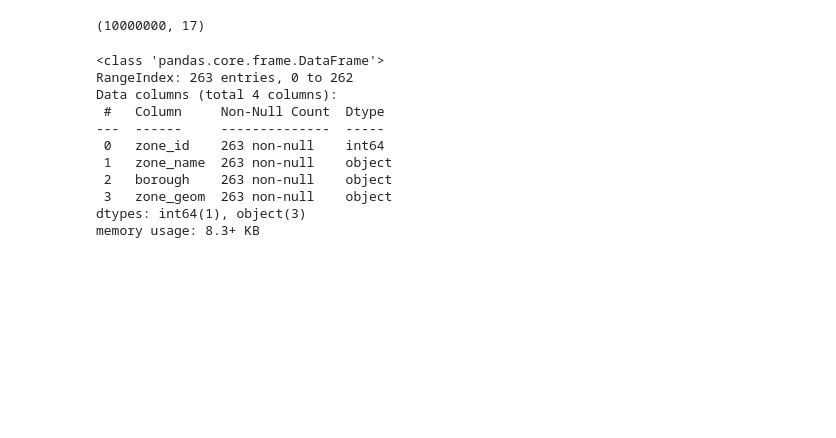
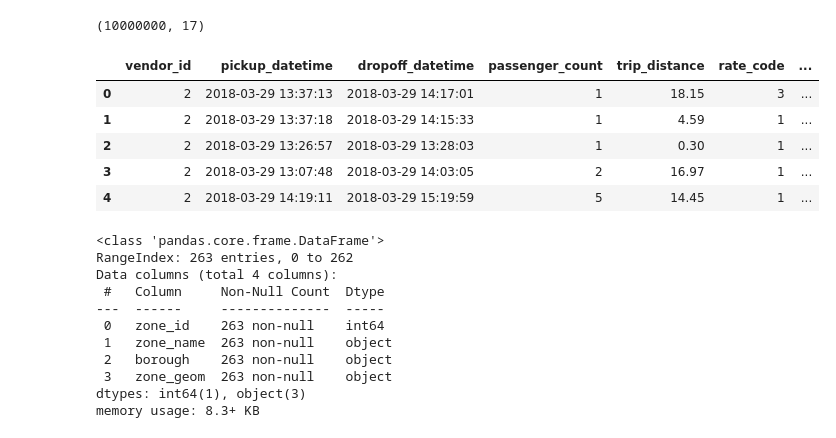
Before and after one commit to omar-kabeer/UrbanFlow-Prediction-DLT, a Jupyter notebook: notebooks/dataset_analysis.ipynb, the cells around one changed output. Saved outputs shown, nothing was run; the diff lists cells and outputs as text; code cells hidden in the pictures; blank space fills up the shorter version.

```diff
--- a/notebooks/dataset_analysis.ipynb
+++ b/notebooks/dataset_analysis.ipynb
@@ -166,6 +211,15 @@ dtypes: float64(8), int64(6), object(3)
 memory usage: 1.3+ GB
 None
 (10000000, 17)
+# %%
+taxi_trips.head()
+# %% [output]
+|  | vendor_id | pickup_datetime | dropoff_datetime | passenger_count | trip_distance | rate_code | ... |
+| 0 | 2 | 2018-03-29 13:37:13 | 2018-03-29 14:17:01 | 1 | 18.15 | 3 | ... |
+| 1 | 2 | 2018-03-29 13:37:18 | 2018-03-29 14:15:33 | 1 | 4.59 | 1 | ... |
+| 2 | 2 | 2018-03-29 13:26:57 | 2018-03-29 13:28:03 | 1 | 0.30 | 1 | ... |
+| 3 | 2 | 2018-03-29 13:07:48 | 2018-03-29 14:03:05 | 2 | 16.97 | 1 | ... |
+| 4 | 2 | 2018-03-29 14:19:11 | 2018-03-29 15:19:59 | 5 | 14.45 | 1 | ... |
 # %%
 taxi_zones.info()
 taxi_zones.shape
```
Also changed, not shown: parts of 27 cells of this notebook, 1 other file.
